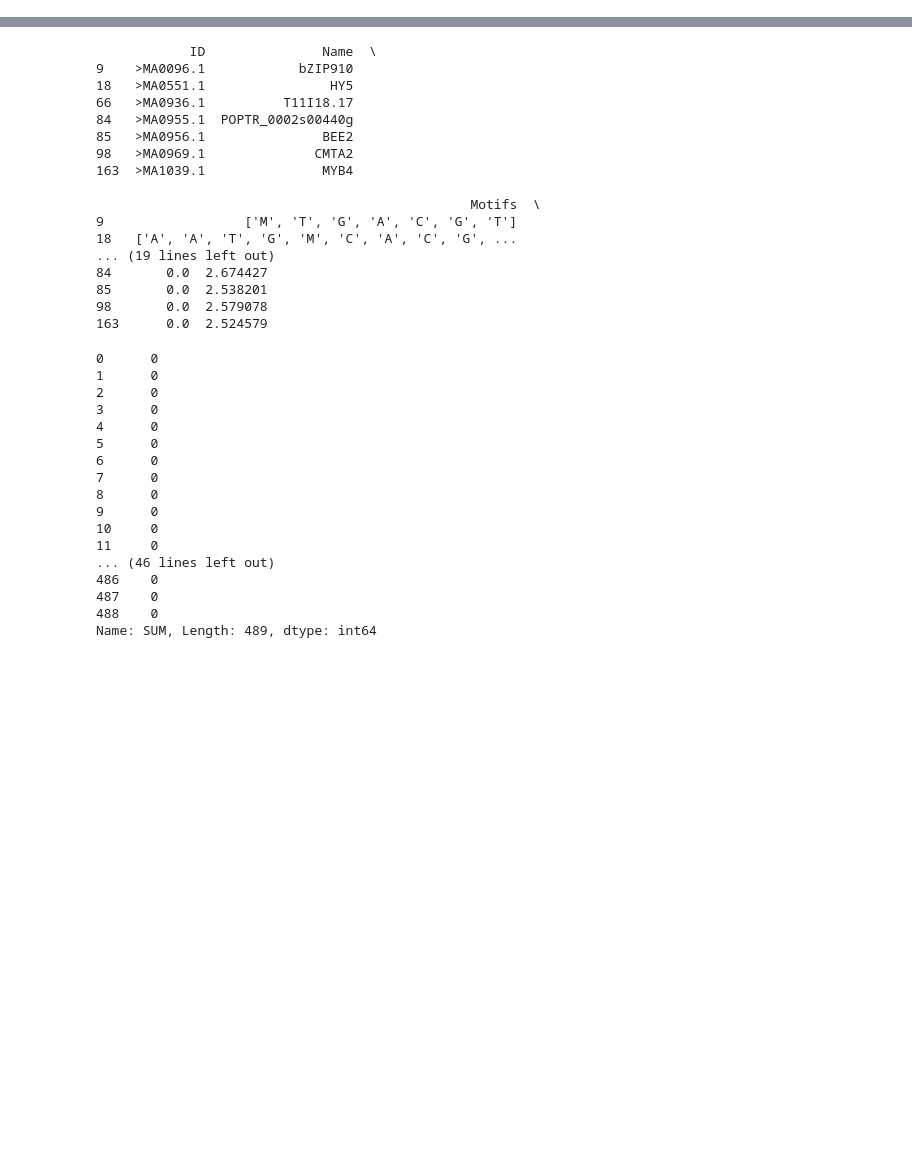
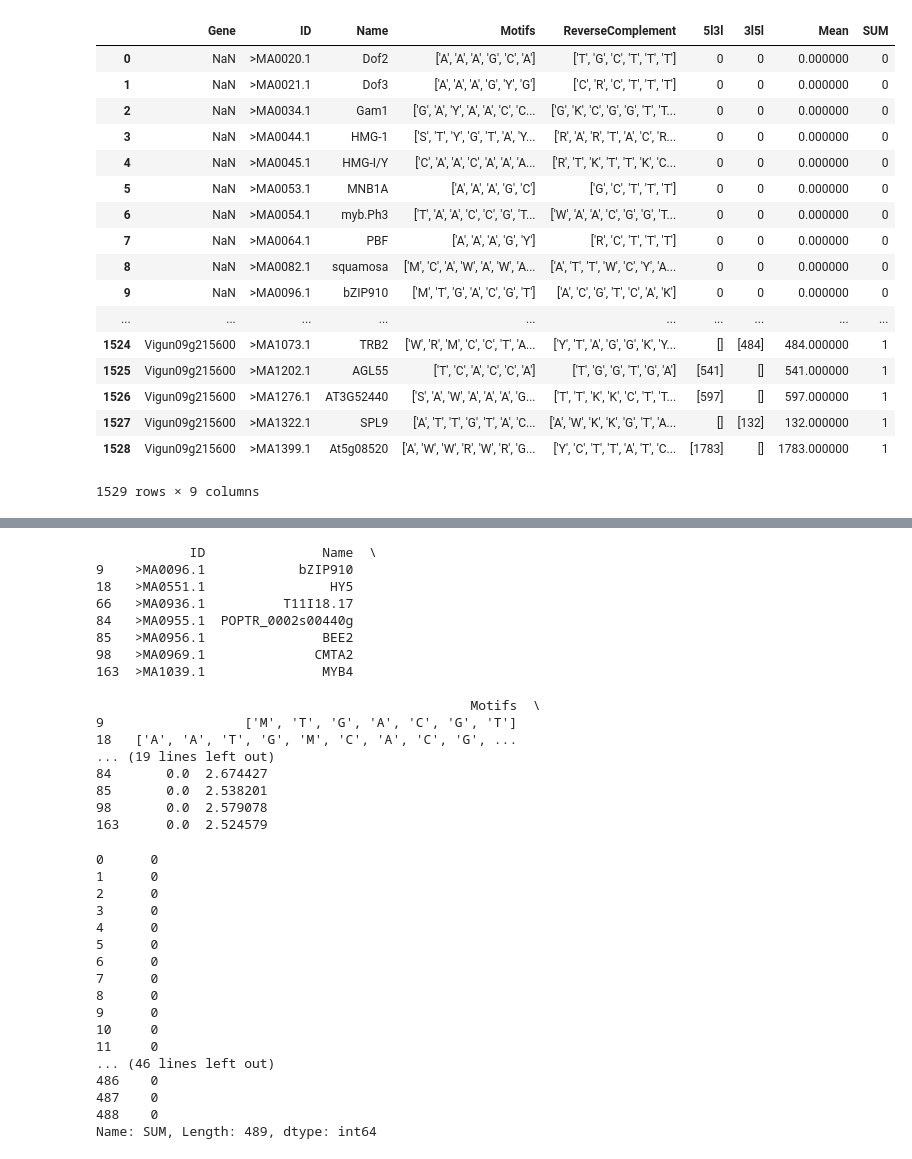
Before and after one commit to if1015-datascience-ufpe/2018-1-projeto-phytoprom, a Jupyter notebook: Processamento.ipynb, the cells around one changed output, grey strips where cells are left out. Saved outputs shown, nothing was run; the diff lists cells and outputs as text; code cells hidden in the pictures; blank space fills up the shorter version.

```diff
--- a/Processamento.ipynb
+++ b/Processamento.ipynb
@@ -41,0 +85,25 @@ nan
+# %%
+#Importando data frame da analise de fenilpropanoides
+fenilpropanoides = pd.read_csv(
+    'Log.csv',
+    sep=',')
+fenilpropanoides
+# %% [output]
+|  | Gene | ID | Name | Motifs | ReverseComplement | 5l3l | 3l5l | Mean | SUM |
+| 0 | NaN | >MA0020.1 | Dof2 | ['A', 'A', 'A', 'G', 'C', 'A'] | ['T', 'G', 'C', 'T', 'T', 'T'] | 0 | 0 | 0.000000 | 0 |
+| 1 | NaN | >MA0021.1 | Dof3 | ['A', 'A', 'A', 'G', 'Y', 'G'] | ['C', 'R', 'C', 'T', 'T', 'T'] | 0 | 0 | 0.000000 | 0 |
+| 2 | NaN | >MA0034.1 | Gam1 | ['G', 'A', 'Y', 'A', 'A', 'C', 'C... | ['G', 'K', 'C', 'G', 'G', 'T', 'T... | 0 | 0 | 0.000000 | 0 |
+| 3 | NaN | >MA0044.1 | HMG-1 | ['S', 'T', 'Y', 'G', 'T', 'A', 'Y... | ['R', 'A', 'R', 'T', 'A', 'C', 'R... | 0 | 0 | 0.000000 | 0 |
+| 4 | NaN | >MA0045.1 | HMG-I/Y | ['C', 'A', 'A', 'C', 'A', 'A', 'A... | ['R', 'T', 'K', 'T', 'T', 'K', 'C... | 0 | 0 | 0.000000 | 0 |
+| 5 | NaN | >MA0053.1 | MNB1A | ['A', 'A', 'A', 'G', 'C'] | ['G', 'C', 'T', 'T', 'T'] | 0 | 0 | 0.000000 | 0 |
+| 6 | NaN | >MA0054.1 | myb.Ph3 | ['T', 'A', 'A', 'C', 'C', 'G', 'T... | ['W', 'A', 'A', 'C', 'G', 'G', 'T... | 0 | 0 | 0.000000 | 0 |
+| 7 | NaN | >MA0064.1 | PBF | ['A', 'A', 'A', 'G', 'Y'] | ['R', 'C', 'T', 'T', 'T'] | 0 | 0 | 0.000000 | 0 |
+| 8 | NaN | >MA0082.1 | squamosa | ['M', 'C', 'A', 'W', 'A', 'W', 'A... | ['A', 'T', 'T', 'W', 'C', 'Y', 'A... | 0 | 0 | 0.000000 | 0 |
+| 9 | NaN | >MA0096.1 | bZIP910 | ['M', 'T', 'G', 'A', 'C', 'G', 'T'] | ['A', 'C', 'G', 'T', 'C', 'A', 'K'] | 0 | 0 | 0.000000 | 0 |
+| ... | ... | ... | ... | ... | ... | ... | ... | ... | ... |
+| 1524 | Vigun09g215600 | >MA1073.1 | TRB2 | ['W', 'R', 'M', 'C', 'C', 'T', 'A... | ['Y', 'T', 'A', 'G', 'G', 'K', 'Y... | [] | [484] | 484.000000 | 1 |
+| 1525 | Vigun09g215600 | >MA1202.1 | AGL55 | ['T', 'C', 'A', 'C', 'C', 'A'] | ['T', 'G', 'G', 'T', 'G', 'A'] | [541] | [] | 541.000000 | 1 |
+| 1526 | Vigun09g215600 | >MA1276.1 | AT3G52440 | ['S', 'A', 'W', 'A', 'A', 'A', 'G... | ['T', 'T', 'K', 'K', 'C', 'T', 'T... | [597] | [] | 597.000000 | 1 |
+| 1527 | Vigun09g215600 | >MA1322.1 | SPL9 | ['A', 'T', 'T', 'G', 'T', 'A', 'C... | ['A', 'W', 'K', 'K', 'G', 'T', 'A... | [] | [132] | 132.000000 | 1 |
+| 1528 | Vigun09g215600 | >MA1399.1 | At5g08520 | ['A', 'W', 'W', 'R', 'W', 'R', 'G... | ['Y', 'C', 'T', 'T', 'A', 'T', 'C... | [1783] | [] | 1783.000000 | 1 |
+1529 rows × 9 columns
```
Also changed, not shown: parts of 8 cells of this notebook, 1 other file.
